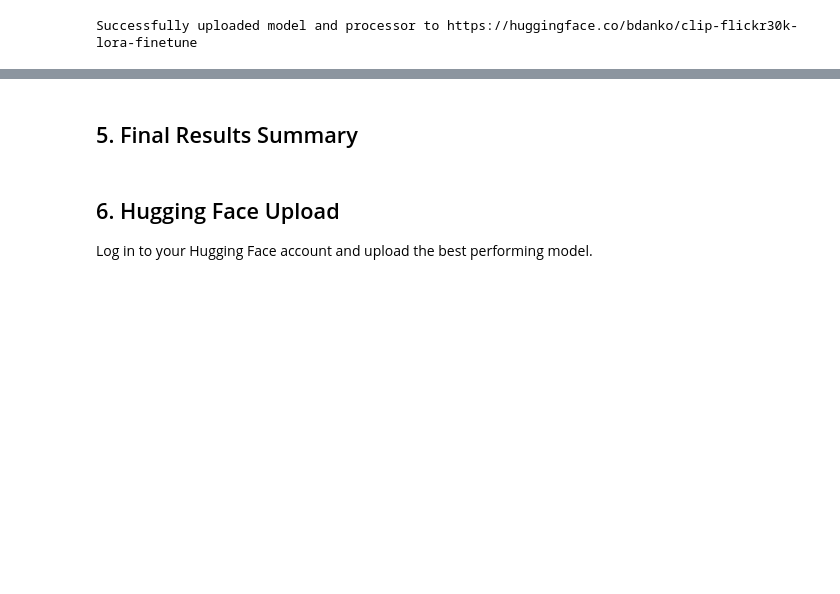
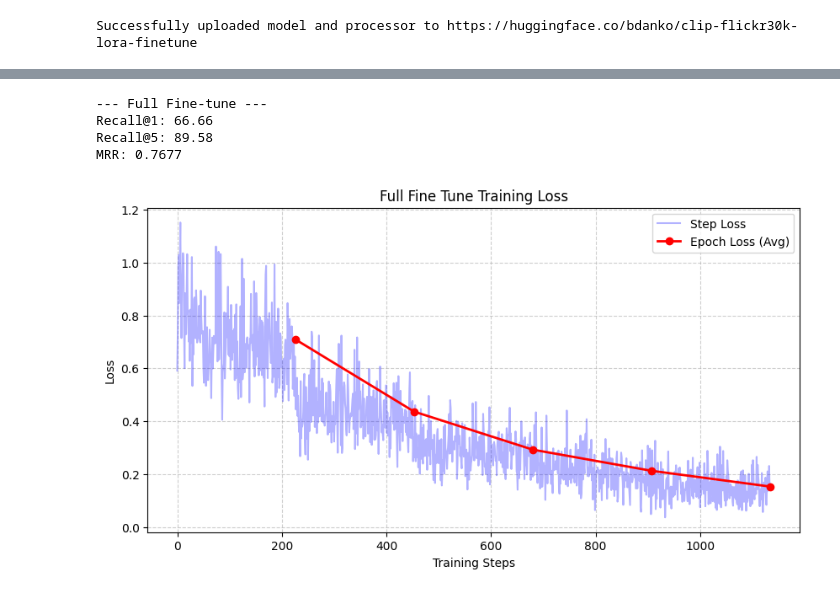
Before and after one commit to bencejdanko/multimodal-retrieval-flickr-30k-clip-blip, a Jupyter notebook: clip_flickr30k_training.ipynb, the cells around one changed output, grey strips where cells are left out. Cells and saved outputs as stored; diff of their text form; code cells hidden in the pictures; blank space fills up the shorter version.

```diff
--- a/clip_flickr30k_training.ipynb
+++ b/clip_flickr30k_training.ipynb
@@ -391 +391,8 @@ Successfully uploaded model and processor to https://huggingface.co/bdanko/clip-
 Training all parameters of the model.
+# %%
+epochs=5
+train_loader = DataLoader(train_ds, batch_size=128, shuffle=True)
+lr = 5e-5
+# %%
+model = CLIPModel.from_pretrained(model_id)
+model, history = train_model(model, train_loader, epochs=epochs, lr=lr)
@@ -392,7 +408,8 @@ Training all parameters of the model.
 # %%
-model = CLIPModel.from_pretrained(model_id)
-model = train_model(model, train_loader, epochs=1, lr=5e-6)
 metrics = evaluate_retrieval(model, test_data, processor, device)
 log_result('Full Fine-tune', metrics)
+# %% [output]
+--- Full Fine-tune ---
+Recall@1: 66.66
+Recall@5: 89.58
+MRR: 0.7677
-# %% [markdown]
-## 5. Final Results Summary
@@ -404,4 +415,0 @@ display(df)
-# %% [markdown]
-## 6. Hugging Face Upload
-
-Log in to your Hugging Face account and upload the best performing model.
@@ -419,0 +416,4 @@ def upload_to_hf(model, repo_name):
+# %%
+plot_history(history, title="Full Fine Tune Training Loss")
+# %% [output]
+[figure, added]
```
Also changed, not shown: parts of 6 cells of this notebook.
